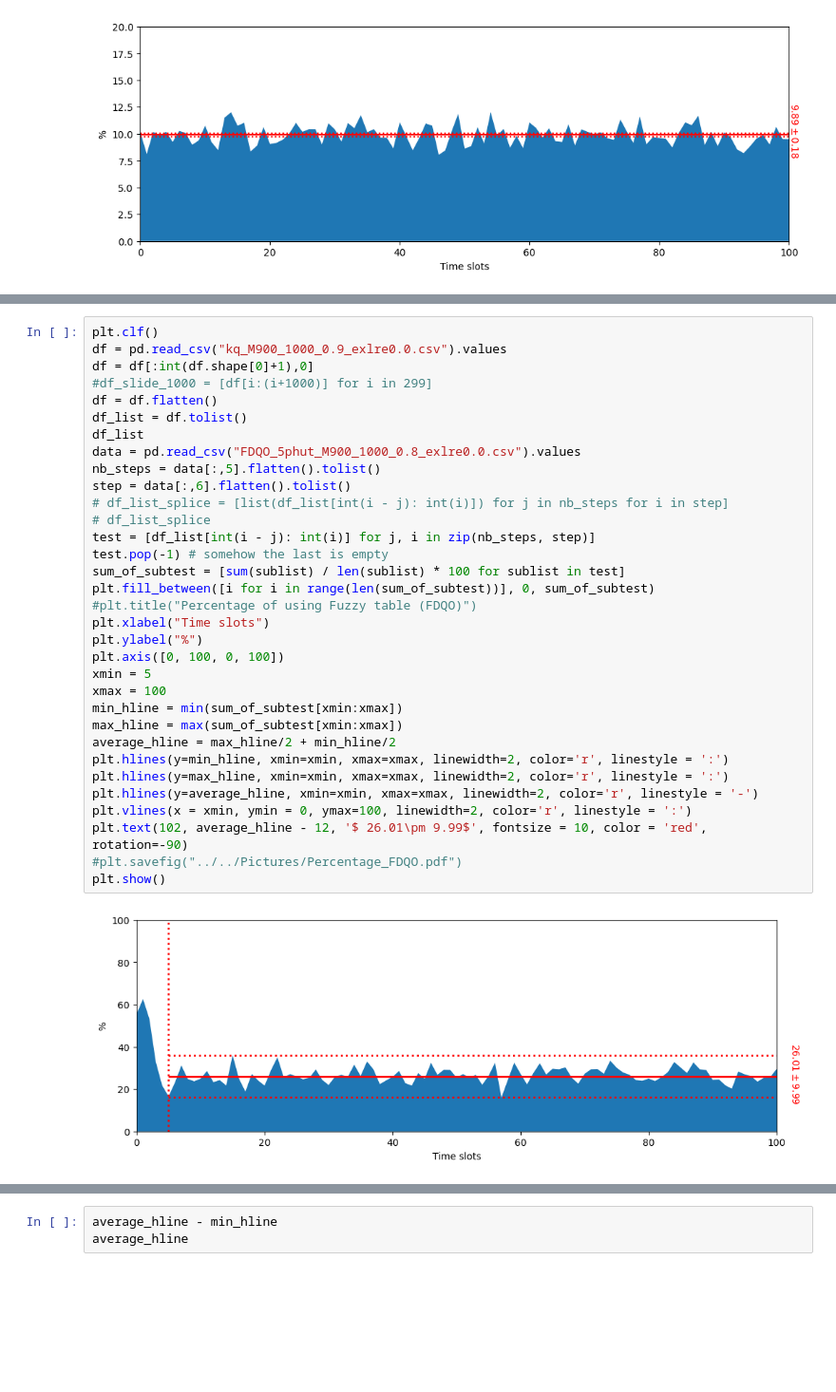
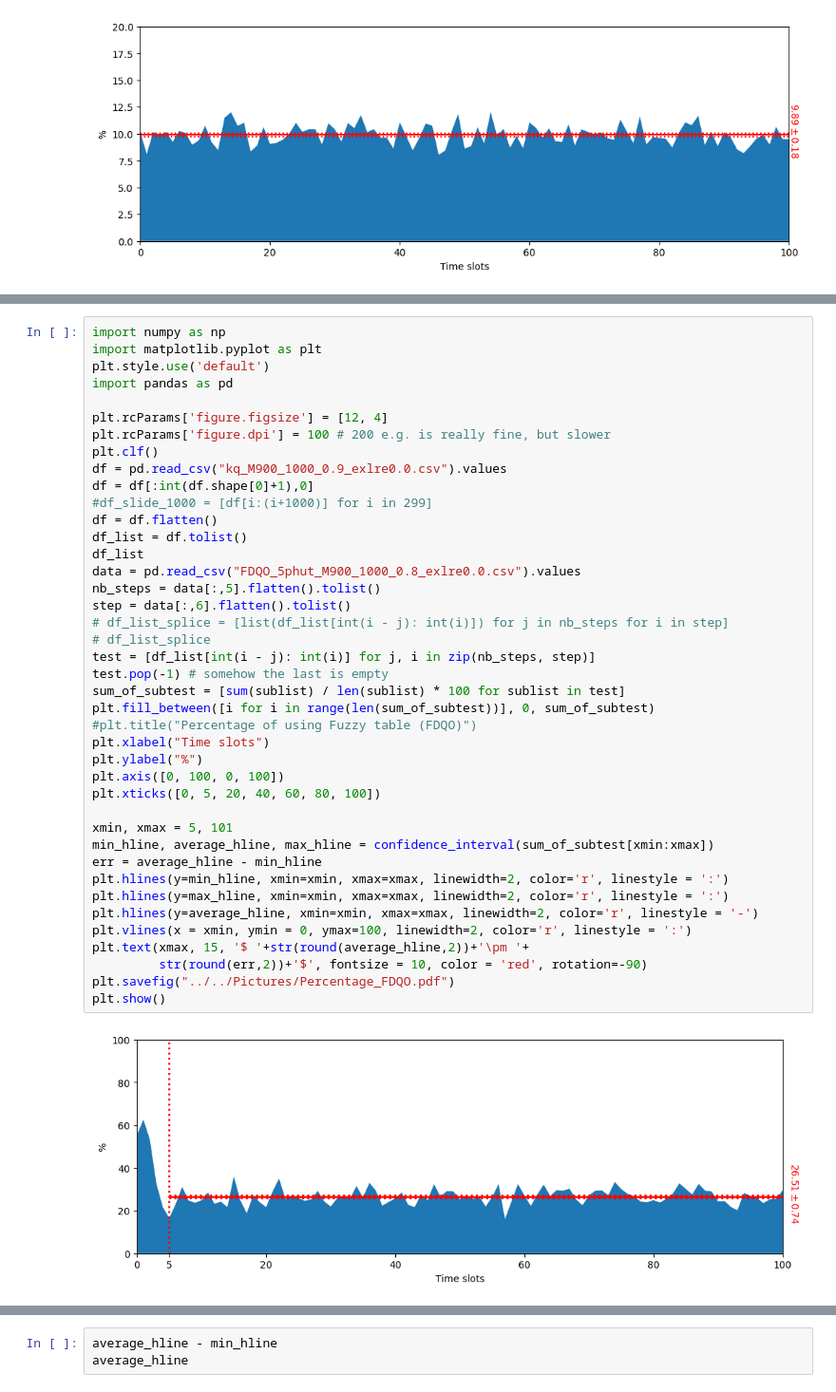
Before and after one commit to Tahuubinh/Offloading_to_Vehicles, a Jupyter notebook: Mec_ver4-main/code/csvFilesNorm/Plot_norm.ipynb, the cells around one changed output, grey strips where cells are left out. Shown at 95% size. Drawn from its saved outputs; the diff is of its cells as text; blank space fills up the shorter version.

Commit message:
Percentage FDQO 0.85 0.95

```diff
--- a/Mec_ver4-main/code/csvFilesNorm/Plot_norm.ipynb
+++ b/Mec_ver4-main/code/csvFilesNorm/Plot_norm.ipynb
@@ -680,35 +681,43 @@ plt.show()
 # %%
+import numpy as np
+import matplotlib.pyplot as plt
+plt.style.use('default')
+import pandas as pd
+
+plt.rcParams['figure.figsize'] = [12, 4]
+plt.rcParams['figure.dpi'] = 100 # 200 e.g. is really fine, but slower
 plt.clf()
 df = pd.read_csv("kq_M900_1000_0.9_exlre0.0.csv").values
 df = df[:int(df.shape[0]+1),0]
 #df_slide_1000 = [df[i:(i+1000)] for i in 299]
 df = df.flatten()
 df_list = df.tolist()
 df_list
 data = pd.read_csv("FDQO_5phut_M900_1000_0.8_exlre0.0.csv").values
 nb_steps = data[:,5].flatten().tolist()
 step = data[:,6].flatten().tolist()
 # df_list_splice = [list(df_list[int(i - j): int(i)]) for j in nb_steps for i in step]
 # df_list_splice
 test = [df_list[int(i - j): int(i)] for j, i in zip(nb_steps, step)]
 test.pop(-1) # somehow the last is empty
 sum_of_subtest = [sum(sublist) / len(sublist) * 100 for sublist in test]
 plt.fill_between([i for i in range(len(sum_of_subtest))], 0, sum_of_subtest)
 #plt.title("Percentage of using Fuzzy table (FDQO)")
 plt.xlabel("Time slots")
 plt.ylabel("%")
 plt.axis([0, 100, 0, 100])
-xmin = 5
-xmax = 100
-min_hline = min(sum_of_subtest[xmin:xmax])
-max_hline = max(sum_of_subtest[xmin:xmax])
-average_hline = max_hline/2 + min_hline/2
+plt.xticks([0, 5, 20, 40, 60, 80, 100])
+
+xmin, xmax = 5, 101
+min_hline, average_hline, max_hline = confidence_interval(sum_of_subtest[xmin:xmax])
+err = average_hline - min_hline
 plt.hlines(y=min_hline, xmin=xmin, xmax=xmax, linewidth=2, color='r', linestyle = ':')
 plt.hlines(y=max_hline, xmin=xmin, xmax=xmax, linewidth=2, color='r', linestyle = ':')
 plt.hlines(y=average_hline, xmin=xmin, xmax=xmax, linewidth=2, color='r', linestyle = '-')
 plt.vlines(x = xmin, ymin = 0, ymax=100, linewidth=2, color='r', linestyle = ':')
-plt.text(102, average_hline - 12, '$ 26.01\pm 9.99$', fontsize = 10, color = 'red', rotation=-90)
-#plt.savefig("../../Pictures/Percentage_FDQO.pdf")
+plt.text(xmax, 15, '$ '+str(round(average_hline,2))+'\pm '+
+         str(round(err,2))+'$', fontsize = 10, color = 'red', rotation=-90)
+plt.savefig("../../Pictures/Percentage_FDQO.pdf")
 plt.show()
 # %% [output]
-[figure, old version]
+[figure, new version]
```
Also changed, not shown: parts of 15 cells of this notebook, 3 other files.
